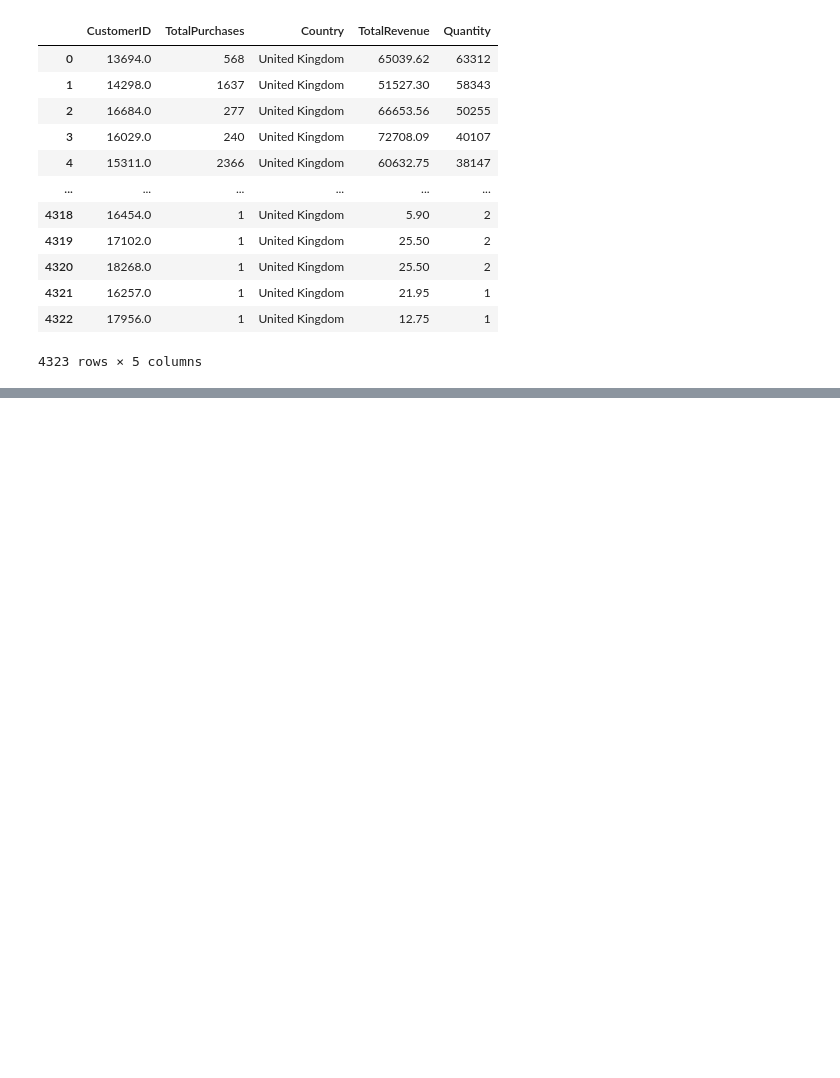
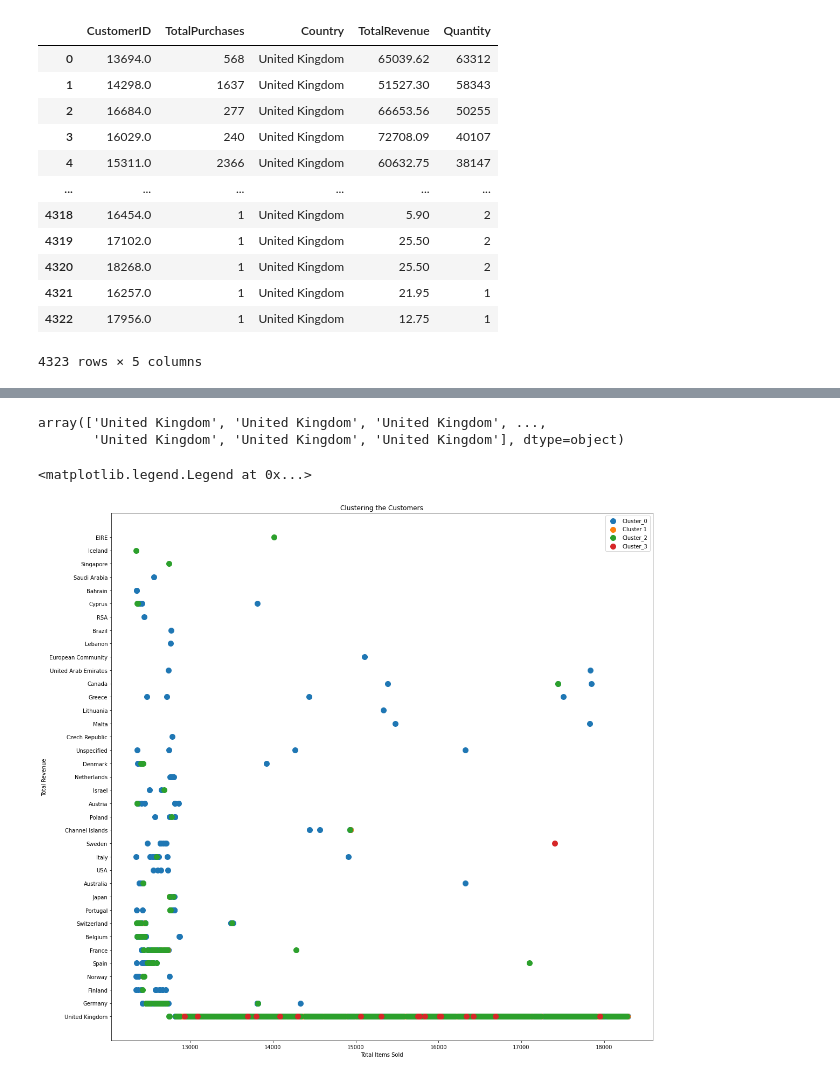
Before and after one commit to rajdeepmondal1/customer-segmentation, a Jupyter notebook: Customer_Segmentation_Arpan_+_Rajdeep.ipynb, the cells around one changed output, grey strips where cells are left out. Cells and saved outputs as stored; diff of their text form; code cells hidden in the pictures; blank space fills up the shorter version.

```diff
--- a/Customer_Segmentation_Arpan_+_Rajdeep.ipynb
+++ b/Customer_Segmentation_Arpan_+_Rajdeep.ipynb
@@ -858,0 +876,2 @@ df_removed_outliers
+# %%
+categoricalColPosition = [df.columns.get_loc(i) for i in list(df.select_dtypes('object').columns)]
@@ -858,0 +884,3 @@ df_removed_outliers
+# %%
+dfMatrix = df.to_numpy()
+dfMatrix
@@ -858,0 +970,3 @@ df_removed_outliers
+# %%
+kproto = KPrototypes( n_clusters = 4, init = 'Huang', random_state = 42, verbose = 2)
+kproto.fit_predict(dfMatrix, categorical = categoricalColPosition)
@@ -858,0 +1056,3 @@ df_removed_outliers
+# %%
+new_kproto = KPrototypes( n_clusters = 4, init = 'Huang', random_state = 42, verbose = 2)
+y_km = new_kproto.fit_predict(dfMatrix, categorical = categoricalColPosition)
@@ -858,0 +1093,23 @@ df_removed_outliers
+# %%
+dfMatrix[y_km ==0, 1]
+# %% [output]
+array(['United Kingdom', 'United Kingdom', 'United Kingdom', ...,
+       'United Kingdom', 'United Kingdom', 'United Kingdom'], dtype=object)
+# %%
+fig, axes = plt.subplots(1,1,figsize=(18, 18))
+Cluster_0=plt.scatter(dfMatrix[y_km ==0,0], dfMatrix[y_km == 0,1], s=100)
+Cluster_1=plt.scatter(dfMatrix[y_km ==1,0], dfMatrix[y_km == 1,1], s=100)
+Cluster_2=plt.scatter(dfMatrix[y_km ==2,0], dfMatrix[y_km == 2,1], s=100)
+Cluster_3=plt.scatter(dfMatrix[y_km ==3,0], dfMatrix[y_km == 3,1], s=100)
+
+
+# plt.scatter(new_kproto.cluster_centers_[:,0],new_kproto.cluster_centers_[:,1],color='orange',marker='*',label='centroid',s=200)
+plt.xlabel('Total Items Sold')
+plt.ylabel('Total Revenue')
+plt.title('Clustering the Customers')
+plt.legend([Cluster_0, Cluster_1, Cluster_2, Cluster_3],['Cluster_0', 'Cluster 1', 'Cluster_2', 'Cluster_3'])
+
+# plt.legend([Cluster_0,Cluster_1,Cluster_2,Cluster_3],['Cluster 0','Cluster 1','Cluster 2','Cluster 3'])
+# %% [output]
+<matplotlib.legend.Legend at 0x...>
+[figure, added]
```
Also changed, not shown: parts of 51 cells of this notebook.
